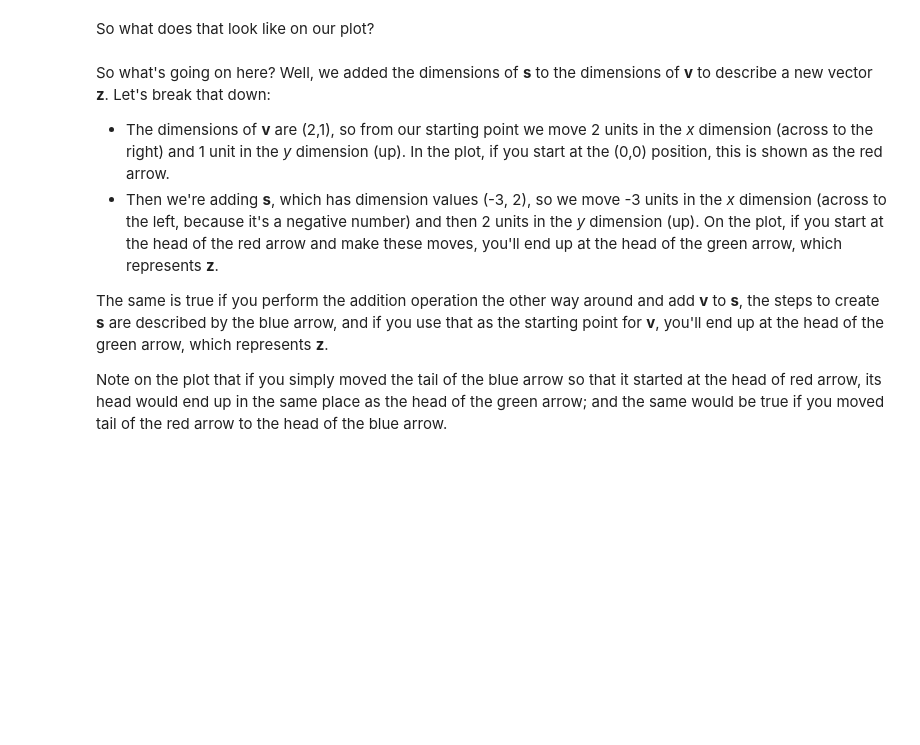
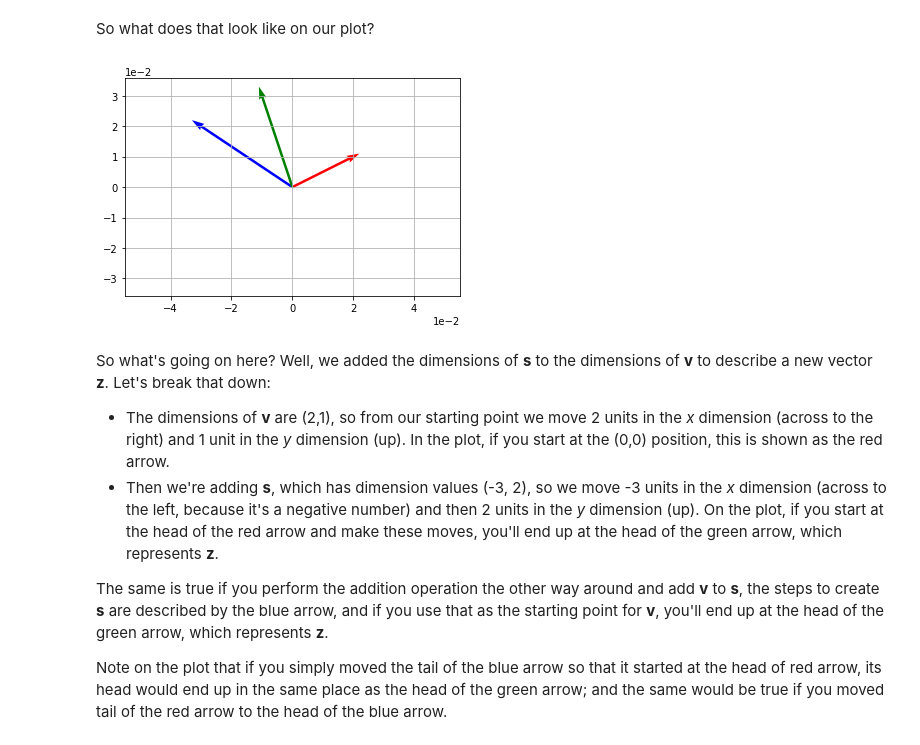
Before and after one commit to irvandandung/hands-on-labs-math-tools, a Jupyter notebook: Pertemuan5/03-01-Vectors.ipynb, the cells around one changed output. Cells and saved outputs as stored; diff of their text form; code cells hidden in the pictures; blank space fills up the shorter version.

```diff
--- a/Pertemuan5/03-01-Vectors.ipynb
+++ b/Pertemuan5/03-01-Vectors.ipynb
@@ -183,12 +200,14 @@ print(z)
 So what does that look like on our plot?
 # %%
 vecs = np.array([v,s,z])
-origin = [0], [0]
+origin = [0, 0, 0], [0, 0, 0]
 plt.axis('equal')
 plt.grid()
 plt.ticklabel_format(style='sci', axis='both', scilimits=(0,0))
 plt.quiver(*origin, vecs[:,0], vecs[:,1], color=['r', 'b', 'g'], scale=10)
 plt.show()
+# %% [output]
+[figure, added]
 # %% [markdown]
 So what's going on here?
 Well, we added the dimensions of **s** to the dimensions of **v** to describe a new vector **z**. Let's break that down:
```
Also changed, not shown: parts of 7 cells of this notebook.
